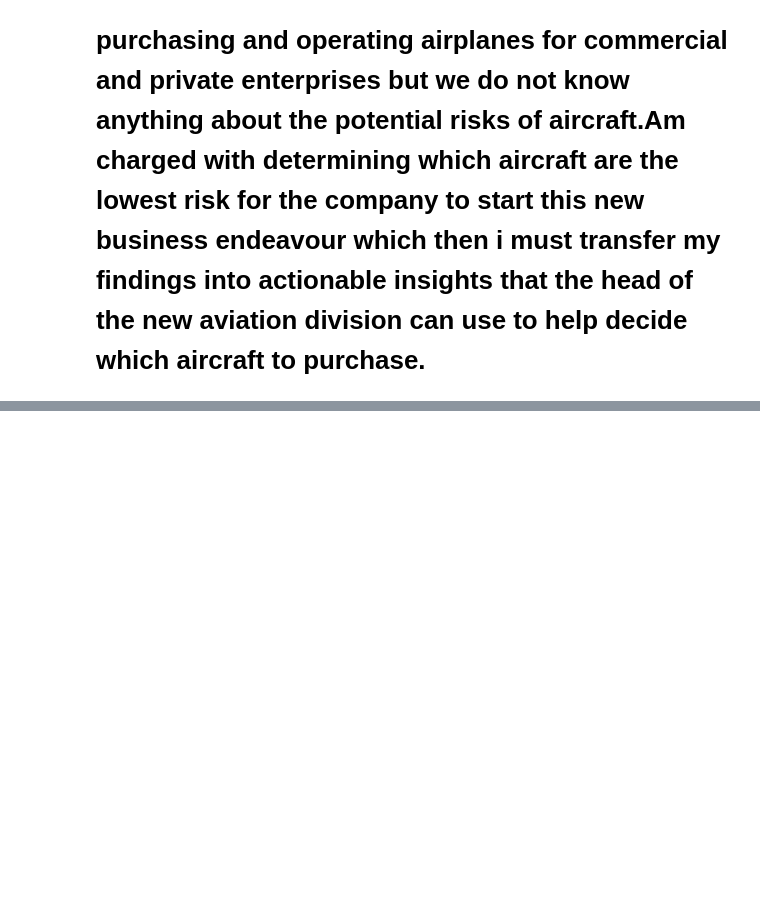
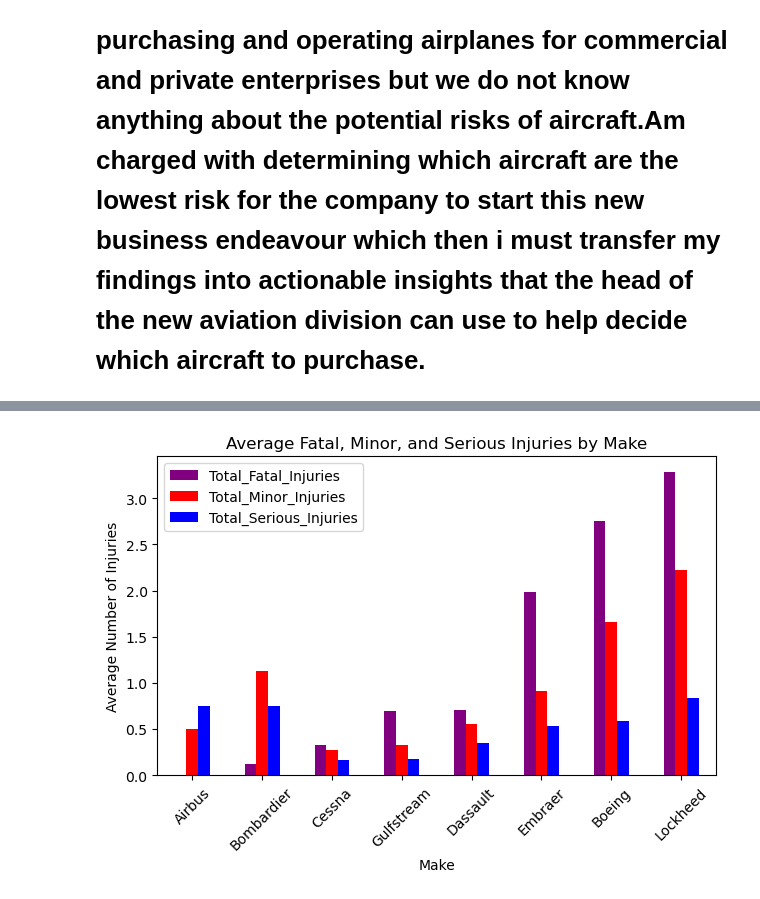
Before and after one commit to marionmacharia/Aviation-Accident-Project, a Jupyter notebook: index.ipynb, the cells around one changed output, grey strips where cells are left out. Cells and saved outputs as stored; diff of their text form; code cells hidden in the pictures; blank space fills up the shorter version.

```diff
--- a/index.ipynb
+++ b/index.ipynb
@@ -25,0 +82,3 @@ pd.read_csv('archive\AviationData.csv',encoding='latin-1', low_memory=False)
+# %%
+#Replace and NaN in make column with None
+Accident_Dataframe['Make'] = Accident_Dataframe['Make'].fillna('None')
@@ -25,0 +139,17 @@ pd.read_csv('archive\AviationData.csv',encoding='latin-1', low_memory=False)
+# %%
+#Creating column for rate of fatal injuries per accident
+Accident_Dataframe['Fatal_Injury_Rate'] = Accident_Dataframe['Total_Fatal_Injuries'] / Accident_Dataframe['Total_Passengers']
+#Creating a new column for rate of an injured per accident
+Accident_Dataframe['Uninjured_Rate'] =Accident_Dataframe['Total_Uninjured'] / Accident_Dataframe['Total_Passengers']
+#Droping NaN in our new columns
+mask = Accident_Dataframe[['Total_Fatal_Injuries', 'Total_Serious_Injuries', 'Total_Minor_Injuries', 'Total_Uninjured', 'Fatal_Injury_Rate', 'Uninjured_Rate']].isna().any(axis=1)
+# Using the mask to filter out rows with NaNs
+Accident_Dataframe = Accident_Dataframe[~mask]
+# %%
+#Create new dataframe of the top plane manufacturers
+top_manufacturers = ['Boeing', 'Bombardier', 'Airbus', 'Cessna', 'Embraer', 'Dassault', 'Lockheed', 'Gulfstream']
+
+# Uses the isin() function to filter the DataFrame
+top_makes = Accident_Dataframe[Accident_Dataframe['Make'].isin(top_manufacturers)]
+
+top_makes.head()
@@ -25,0 +164,28 @@ pd.read_csv('archive\AviationData.csv',encoding='latin-1', low_memory=False)
+# %%
+# Group and calculate mean
+grouped_df = top_makes.groupby(['Make'])[['Total_Fatal_Injuries', 'Total_Minor_Injuries', 'Total_Serious_Injuries']].mean()
+
+# Sort values
+sorted_df = grouped_df.sort_values(by='Total_Fatal_Injuries', ascending=True)
+
+# Create a new figure and a set of subplots
+fig, ax = plt.subplots()
+
+# Create stacked bar plot
+sorted_df.plot(kind='bar', ax=ax,color=['purple','red','blue'])
+
+# Set title and labels
+ax.set_title('Average Fatal, Minor, and Serious Injuries by Make')
+ax.set_xlabel('Make')
+ax.set_ylabel('Average Number of Injuries')
+
+# Adjust layout
+plt.tight_layout()
+
+# Rotate x-axis labels by 45 degrees
+plt.xticks(rotation=45)
+
+# Show the plot
+plt.show()
+# %% [output]
+[figure, added]
```
Also changed, not shown: parts of 20 cells of this notebook.
